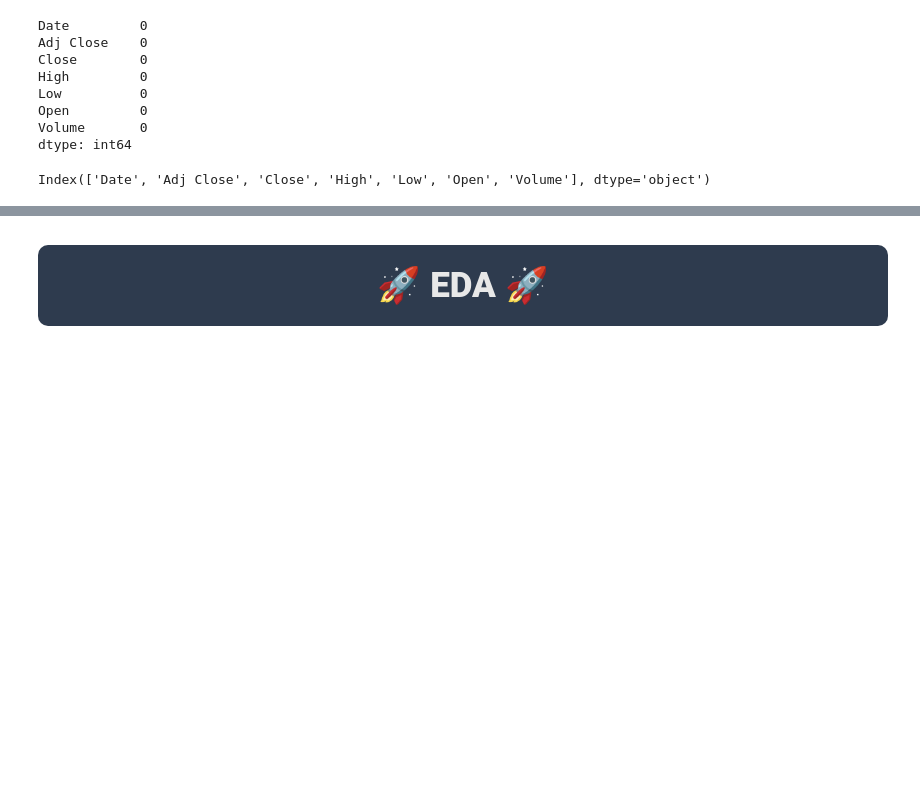
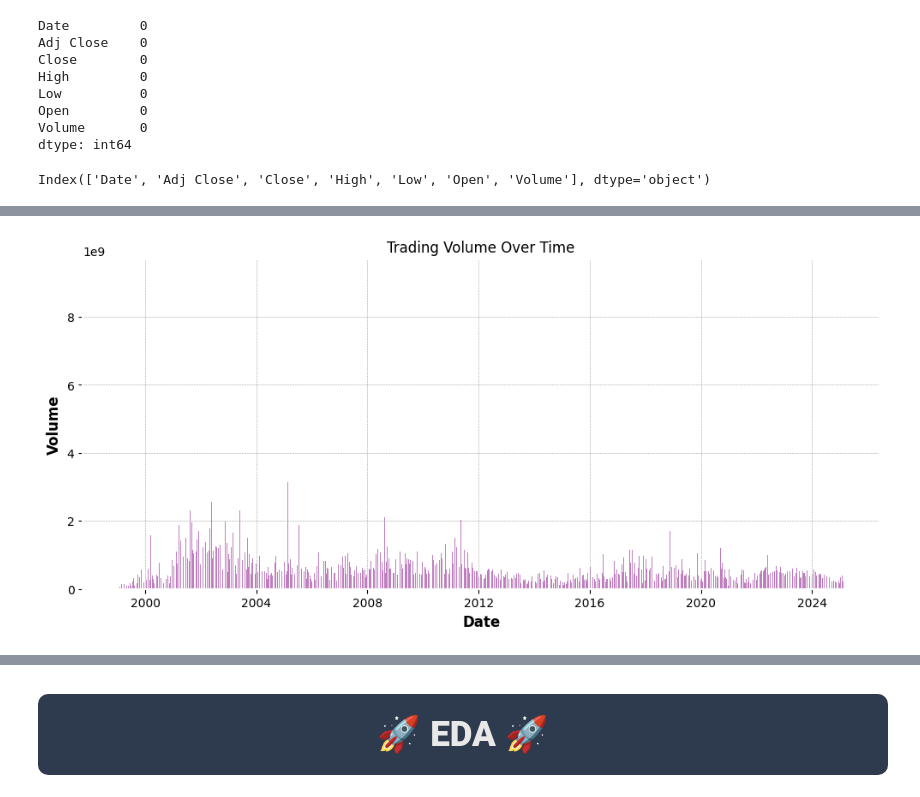
Before and after one commit to lalitssonawane/ineuron-internship, a Jupyter notebook: 2025-nvidia-stock-analysis-and-trends.ipynb, the cells around one changed output, grey strips where cells are left out. Saved outputs shown, nothing was run; the diff lists cells and outputs as text; code cells hidden in the pictures; blank space fills up the shorter version.

```diff
--- a/2025-nvidia-stock-analysis-and-trends.ipynb
+++ b/2025-nvidia-stock-analysis-and-trends.ipynb
@@ -108,0 +181,10 @@ Index(['Date', 'Adj Close', 'Close', 'High', 'Low', 'Open', 'Volume'], dtype='ob
+# %%
+# 4. Trading Volume Over Time
+plt.figure(figsize=(12, 5))
+plt.bar(df.index, df["Volume"], color="purple", alpha=0.5)
+plt.xlabel("Date")
+plt.ylabel("Volume")
+plt.title("Trading Volume Over Time")
+plt.show()
+# %% [output]
+[figure, added]
```
Also changed, not shown: parts of 20 cells of this notebook.
